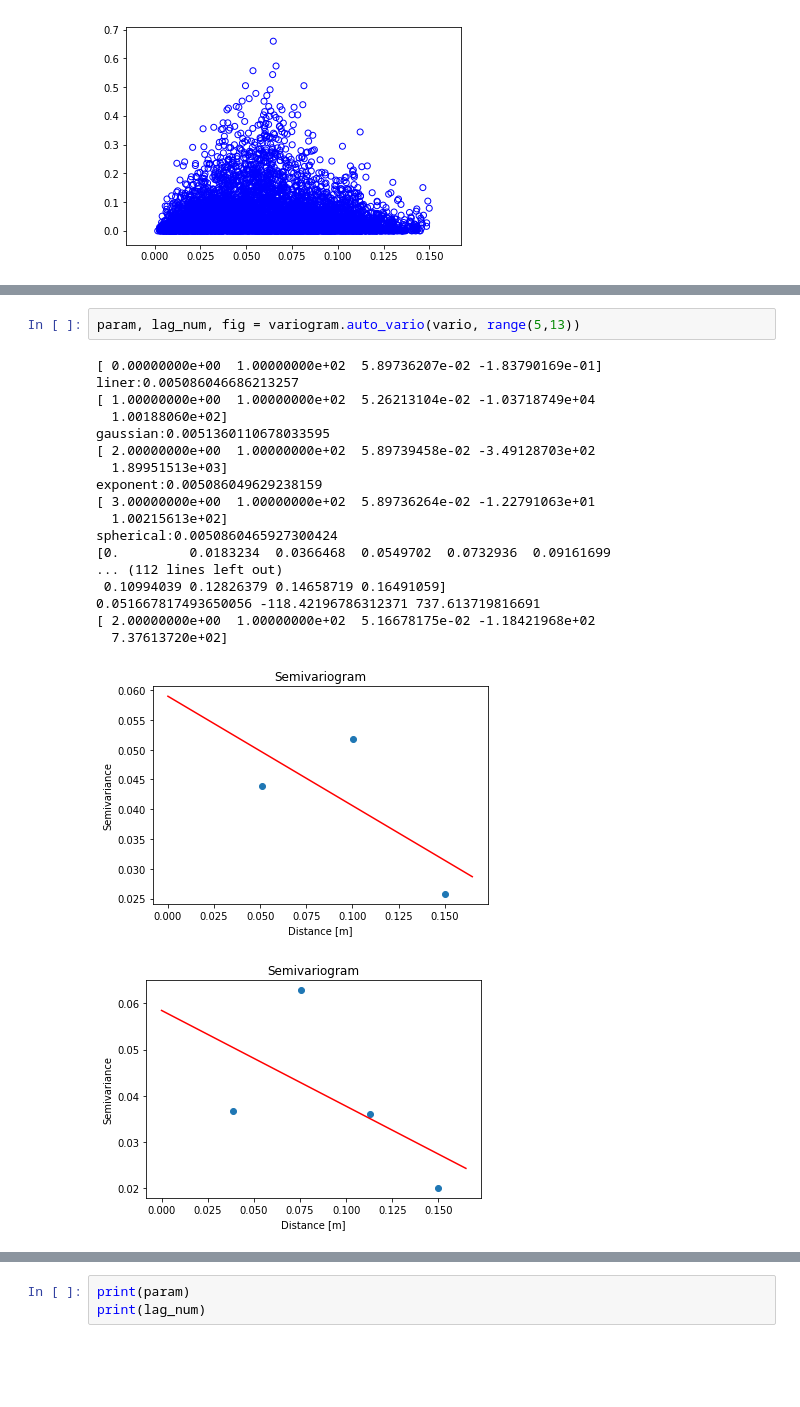
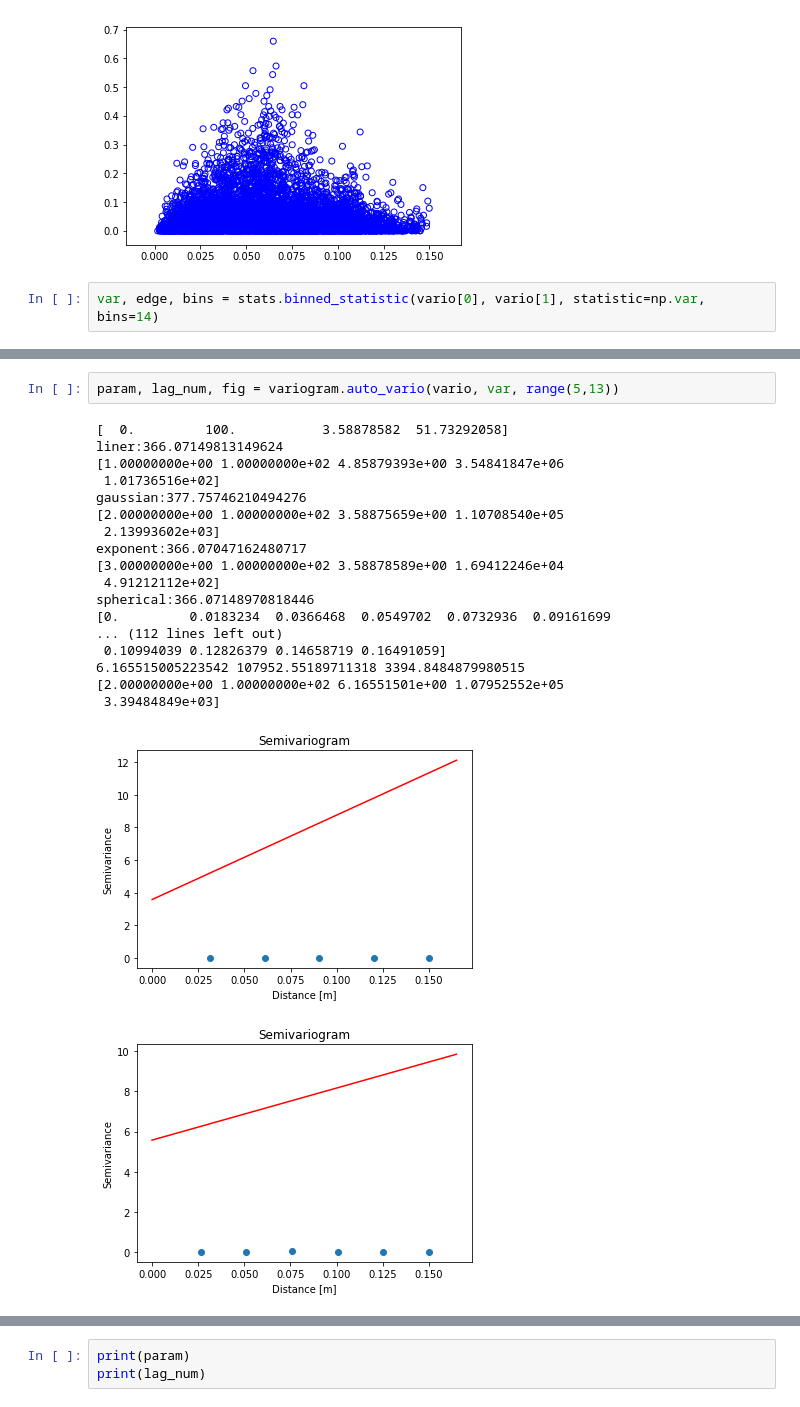
Before and after one commit to ryuya-ko/LDAT_LS_2019, a Jupyter notebook: code/python/kriging_imple.ipynb, the cells around one changed output, grey strips where cells are left out. Cells and saved outputs as stored; diff of their text form; blank space fills up the shorter version.

Commit message:
modified the process of calculating variogram add: the bound of parameter modified: applied NOLS in a proper way use the input bins at binning

```diff
--- a/code/python/kriging_imple.ipynb
+++ b/code/python/kriging_imple.ipynb
@@ -21,3 +28,5 @@ plt.scatter(vario[0], vario[1], facecolors = 'None', edgecolors = 'blue')
 # %% [output]
 <matplotlib.collections.PathCollection at 0x...>
 [figure]
+# %%
+var, edge, bins = stats.binned_statistic(vario[0], vario[1], statistic=np.var, bins=14)
@@ -24,22 +49,22 @@ plt.scatter(vario[0], vario[1], facecolors = 'None', edgecolors = 'blue')
 # %%
-param, lag_num, fig = variogram.auto_vario(vario, range(5,13))
+param, lag_num, fig = variogram.auto_vario(vario, var, range(5,13))
 # %% [output]
-[ 0.00000000e+00  1.00000000e+02  5.89736207e-02 -1.83790169e-01]
-liner:0.005086046686213257
-[ 1.00000000e+00  1.00000000e+02  5.26213104e-02 -1.03718749e+04
-  1.00188060e+02]
-gaussian:0.0051360110678033595
-[ 2.00000000e+00  1.00000000e+02  5.89739458e-02 -3.49128703e+02
-  1.89951513e+03]
-exponent:0.005086049629238159
-[ 3.00000000e+00  1.00000000e+02  5.89736264e-02 -1.22791063e+01
-  1.00215613e+02]
-spherical:0.0050860465927300424
+[  0.         100.           3.58878582  51.73292058]
+liner:366.07149813149624
+[1.00000000e+00 1.00000000e+02 4.85879393e+00 3.54841847e+06
+ 1.01736516e+02]
+gaussian:377.75746210494276
+[2.00000000e+00 1.00000000e+02 3.58875659e+00 1.10708540e+05
+ 2.13993602e+03]
+exponent:366.07047162480717
+[3.00000000e+00 1.00000000e+02 3.58878589e+00 1.69412246e+04
+ 4.91212112e+02]
+spherical:366.07148970818446
 [0.         0.0183234  0.0366468  0.0549702  0.0732936  0.09161699
 ... (112 lines left out)
  0.10994039 0.12826379 0.14658719 0.16491059]
-0.051667817493650056 -118.42196786312371 737.613719816691
-[ 2.00000000e+00  1.00000000e+02  5.16678175e-02 -1.18421968e+02
-  7.37613720e+02]
+6.165515005223542 107952.55189711318 3394.8484879980515
+[2.00000000e+00 1.00000000e+02 6.16551501e+00 1.07952552e+05
+ 3.39484849e+03]
-[figure, old version]
+[figure, new version]
-[figure, old version]
+[figure, new version]
```
Also changed, not shown: parts of 39 cells of this notebook.
